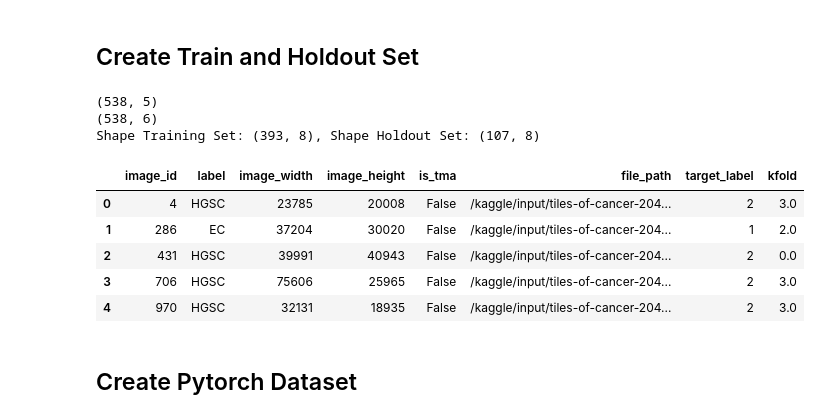
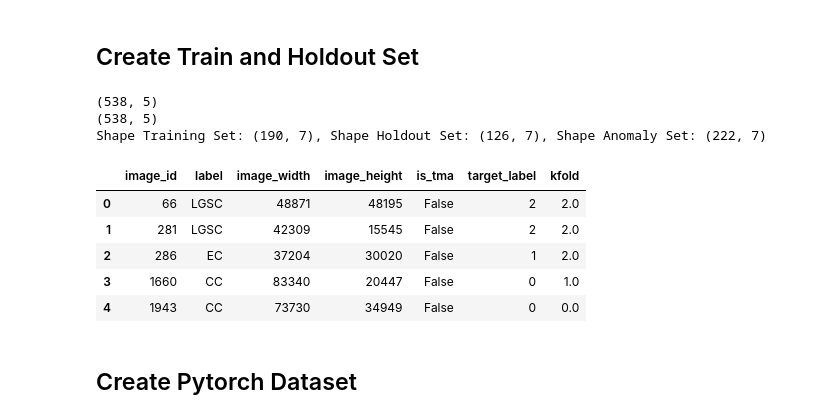
Before and after one commit to Niggl0n/UBC_Cancer_Classification, a Jupyter notebook: cancer-oos-outlier-convautoencoder.ipynb, the cells around one changed output. Cells and saved outputs as stored; diff of their text form; code cells hidden in the pictures.

Commit message:
Kaggle Notebook | Cancer_OOS_Outlier_Encoder | Version 15

```diff
--- a/cancer-oos-outlier-convautoencoder.ipynb
+++ b/cancer-oos-outlier-convautoencoder.ipynb
@@ -137,17 +142,21 @@ mlflow_experiment_id
 # %%
 CONFIG = {
+    "anomaly_class": "HGSC",
     "is_submission": False,
     "datetime_now": datetime.datetime.now().strftime("%Y-%m-%d_%H-%M-%S"),
     "n_fold":5,
-    "test_fold": 0,
     "seed": 42,
+    "model_name": "tf_efficientnet_b0_ns",   # "tf_efficientnet_b0_ns", # "tf_efficientnetv2_s_in21ft1k"
+    "checkpoint_path": "/kaggle/input/tf-efficientnet-b0-aa-827b6e33-pth/tf_efficientnet_b0_aa-827b6e33.pth",
     "img_size": 256,
     "train_batch_size": 32,
     "valid_batch_size": 32,
+    "n_tiles": 10,
+    "n_tiles_test": 10,
     "device": torch.device("cuda:0" if torch.cuda.is_available() else "cpu"),
-    "num_epochs": 50,
+    "num_epochs": 6,
     "early_stopping": True,
-    "patience": 10,
+    "patience": 3,
     "optimizer": 'adam',
     "scheduler": 'CosineAnnealingLR',
 }
@@ -174,44 +183,51 @@ def get_test_file_path(image_id):
 # %%
 train_images = sorted(glob.glob(f"{TRAIN_DIR}/*.png"))
 df_train = pd.read_csv("/kaggle/input/UBC-OCEAN/train.csv")
 print(df_train.shape)
-df_train['file_path'] = df_train.apply(lambda row: get_train_file_path(row), axis=1)
+# df_train['file_path'] = df_train.apply(lambda row: get_train_file_path(row), axis=1)
 # only consider WSI / Thumbnail images
 #df_train = df_train[
 #    df_train["file_path"].isin(train_images) ].reset_index(drop=True)
 print(df_train.shape)
 
 # encode to numericalt target
 encoder = LabelEncoder()
 df_train['target_label'] = encoder.fit_transform(df_train['label'])
-
-# save encoder
 with open("label_encoder_"+ CONFIG["datetime_now"] +".pkl", "wb") as fp:
     joblib.dump(encoder, fp)
 
 # use stratified K Fold for crossvalidation
 skf = StratifiedKFold(n_splits=CONFIG['n_fold'], shuffle=True, random_state=CONFIG["seed"])
 
-for fold, ( _, val_) in enumerate(skf.split(X=df_train, y=df_train.target_label)):
+for fold, ( _, val_) in enumerate(skf.split(X=df_train, y=df_train.label)):
     df_train.loc[val_ , "kfold"] = int(fold)
 
-df_holdout = df_train[df_train["kfold"].isin([4])].reset_index(drop=True)
-df_train = df_train[df_train["kfold"].isin([0,1,2,3])].reset_index(drop=True)
-df_train = df_train[df_train["label"]!="LGSC"].reset_index(drop=True)
+df_anomaly = df_train[df_train["label"]==CONFIG["anomaly_class"]].reset_index(drop=True)
+df_train = df_train[df_train["label"]!=CONFIG["anomaly_class"]].reset_index(drop=True)
+df_holdout = df_train[df_train["kfold"].isin([3,4])].reset_index(drop=True)
+df_train = df_train[df_train["kfold"].isin([0,1,2])].reset_index(drop=True)
 
-print(f"Shape Training Set: {df_train.shape}, Shape Holdout Set: {df_holdout.shape}")
+# encode to numericalt target
+encoder = LabelEncoder()
+df_train['target_label'] = encoder.fit_transform(df_train['label'])
+with open("label_encoder_"+ CONFIG["datetime_now"] +".pkl", "wb") as fp:
+    joblib.dump(encoder, fp)
+df_holdout['target_label'] = encoder.transform(df_holdout['label'])
+
+
+print(f"Shape Training Set: {df_train.shape}, Shape Holdout Set: {df_holdout.shape}, Shape Anomaly Set: {df_anomaly.shape}")
 
 df_train.head()
 # %% [output]
 (538, 5)
-(538, 6)
-Shape Training Set: (393, 8), Shape Holdout Set: (107, 8)
+(538, 5)
+Shape Training Set: (190, 7), Shape Holdout Set: (126, 7), Shape Anomaly Set: (222, 7)
-|  | image_id | label | image_width | image_height | is_tma | file_path | target_label | kfold |
-| 0 | 4 | HGSC | 23785 | 20008 | False | /kaggle/input/tiles-of-cancer-204... | 2 | 3.0 |
-| 1 | 286 | EC | 37204 | 30020 | False | /kaggle/input/tiles-of-cancer-204... | 1 | 2.0 |
-| 2 | 431 | HGSC | 39991 | 40943 | False | /kaggle/input/tiles-of-cancer-204... | 2 | 0.0 |
-| 3 | 706 | HGSC | 75606 | 25965 | False | /kaggle/input/tiles-of-cancer-204... | 2 | 3.0 |
-| 4 | 970 | HGSC | 32131 | 18935 | False | /kaggle/input/tiles-of-cancer-204... | 2 | 3.0 |
+|  | image_id | label | image_width | image_height | is_tma | target_label | kfold |
+| 0 | 66 | LGSC | 48871 | 48195 | False | 2 | 2.0 |
+| 1 | 281 | LGSC | 42309 | 15545 | False | 2 | 2.0 |
+| 2 | 286 | EC | 37204 | 30020 | False | 1 | 2.0 |
+| 3 | 1660 | CC | 83340 | 20447 | False | 0 | 1.0 |
+| 4 | 1943 | CC | 73730 | 34949 | False | 0 | 0.0 |
 # %% [markdown]
 ## Create Pytorch Dataset
 # %%
```
Also changed, not shown: parts of 26 cells of this notebook.
